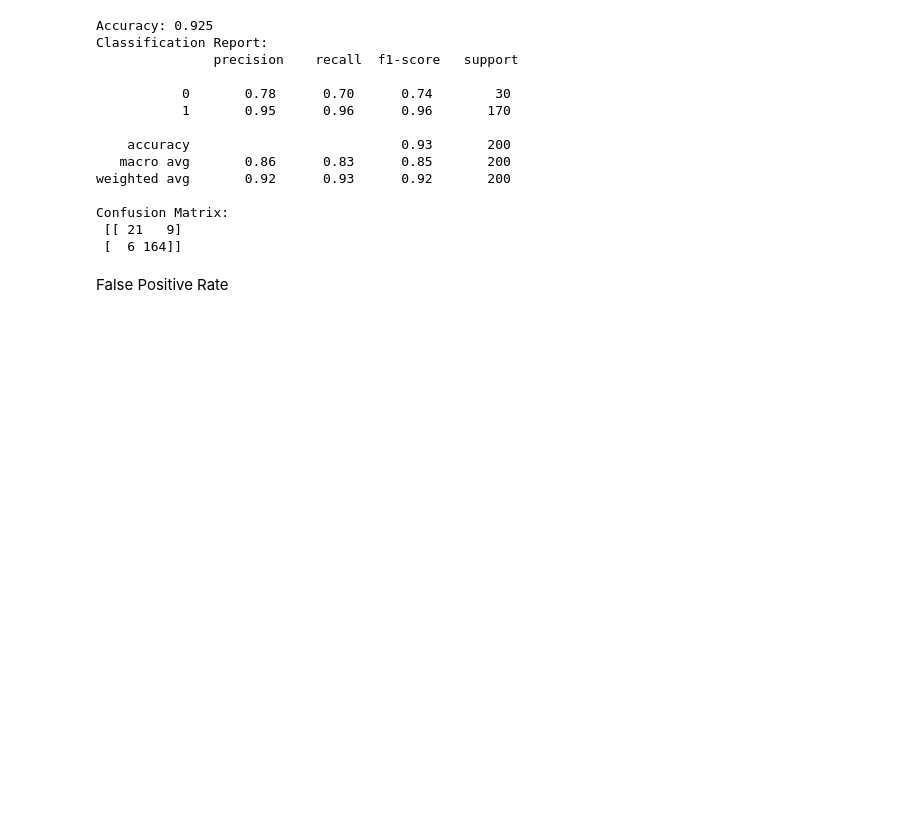
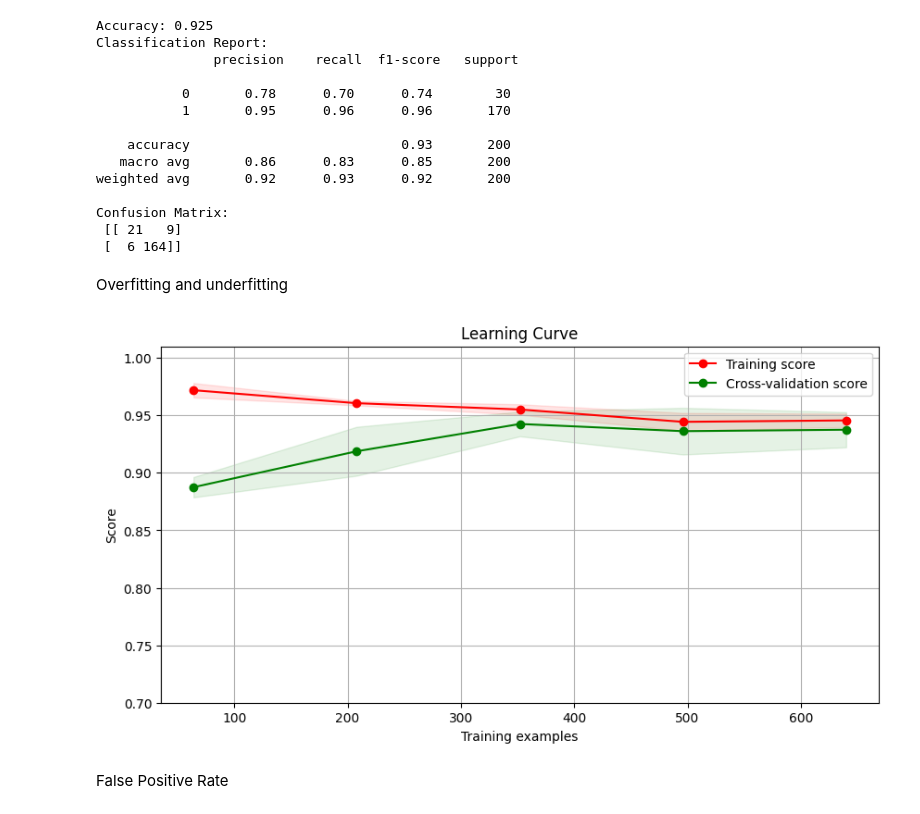
Before and after one commit to JustinCollierDC/TuberculosisDiagnosisML, a Jupyter notebook: Capstone_Project/index.ipynb, the cells around one changed output. Cells and saved outputs as stored; diff of their text form; code cells hidden in the pictures; blank space fills up the shorter version.

```diff
--- a/Capstone_Project/index.ipynb
+++ b/Capstone_Project/index.ipynb
@@ -255,6 +290,55 @@ weighted avg       0.92      0.93      0.92       200
 Confusion Matrix:
  [[ 21   9]
  [  6 164]]
+# %% [markdown]
+Overfitting and underfitting
+# %%
+# Function to plot learning curve
+def plot_learning_curve(estimator, title, X, y, axes=None, ylim=None, cv=None,
+                        n_jobs=None, train_sizes=np.linspace(.1, 1.0, 5)):
+    if axes is None:
+        _, axes = plt.subplots(1, 1, figsize=(10, 5))
+
+    axes.set_title(title)
+    if ylim is not None:
+        axes.set_ylim(*ylim)
+    axes.set_xlabel("Training examples")
+    axes.set_ylabel("Score")
+
+    train_sizes, train_scores, test_scores, fit_times, _ = \
+        learning_curve(estimator, X, y, cv=cv, n_jobs=n_jobs,
+                       train_sizes=train_sizes,
+                       return_times=True)
+    train_scores_mean = np.mean(train_scores, axis=1)
+    train_scores_std = np.std(train_scores, axis=1)
+    test_scores_mean = np.mean(test_scores, axis=1)
+    test_scores_std = np.std(test_scores, axis=1)
+    fit_times_mean = np.mean(fit_times, axis=1)
+    fit_times_std = np.std(fit_times, axis=1)
+
+    # Plot learning curve
+    axes.grid()
+    axes.fill_between(train_sizes, train_scores_mean - train_scores_std,
+                         train_scores_mean + train_scores_std, alpha=0.1,
+                         color="r")
+    axes.fill_between(train_sizes, test_scores_mean - test_scores_std,
+                         test_scores_mean + test_scores_std, alpha=0.1,
+                         color="g")
+    axes.plot(train_sizes, train_scores_mean, 'o-', color="r",
+                 label="Training score")
+    axes.plot(train_sizes, test_scores_mean, 'o-', color="g",
+                 label="Cross-validation score")
+    axes.legend(loc="best")
+
+    return plt
+
+# Plot learning curve
+fig, axes = plt.subplots(1, 1, figsize=(10, 5))
+plot_learning_curve(svm_model, "Learning Curve", X_train, y_train, axes=axes, ylim=(0.7, 1.01), cv=5, n_jobs=-1)
+
+plt.show()
+# %% [output]
+[figure, added]
 # %% [markdown]
 False Positive Rate
 # %%
```
Also changed, not shown: parts of 2 cells of this notebook.
